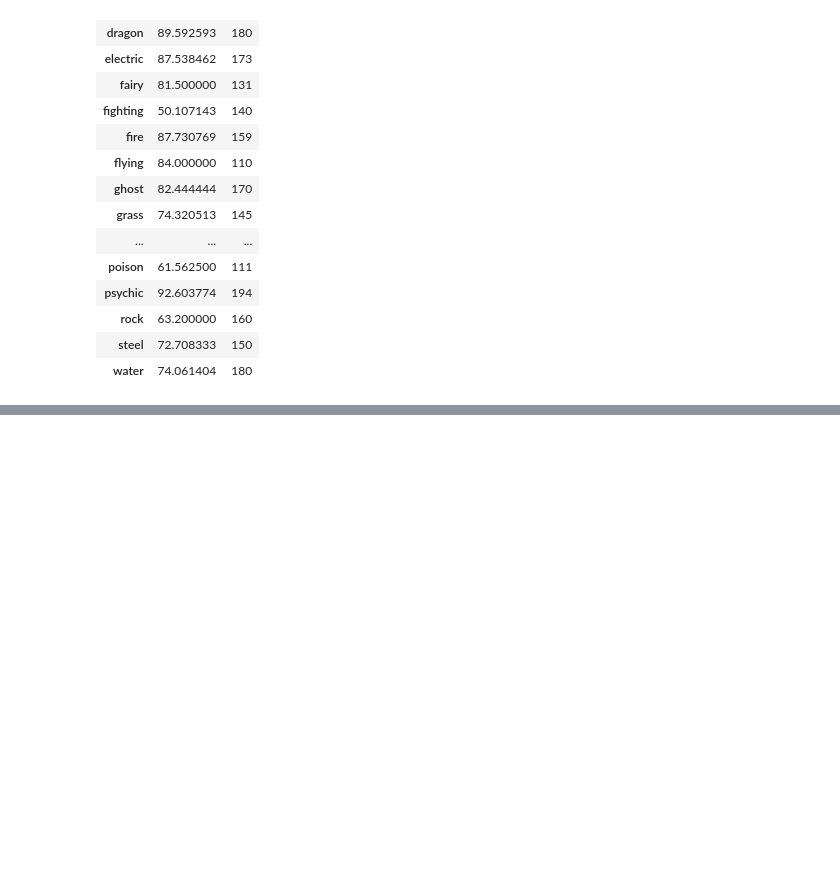
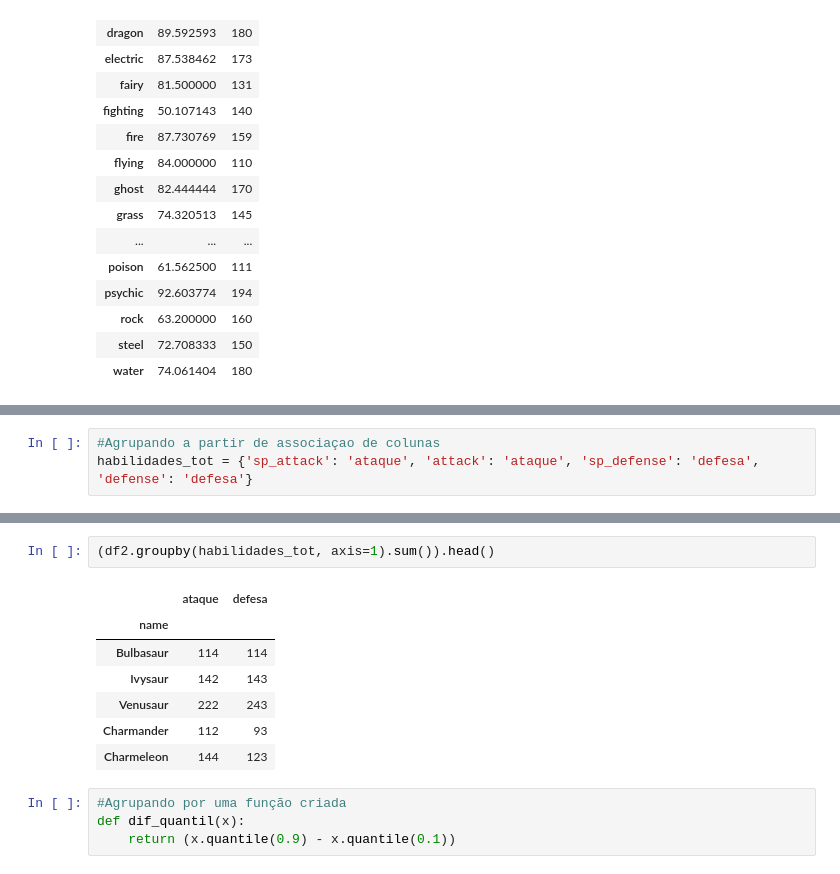
Before and after one commit to GCabral95/Codigos_Analise_Dados, a Jupyter notebook: Consultando a Base.ipynb, the cells around one changed output, grey strips where cells are left out. Drawn from its saved outputs; the diff is of its cells as text; blank space fills up the shorter version.

```diff
--- a/Consultando a Base.ipynb
+++ b/Consultando a Base.ipynb
@@ -239,3 +248,6 @@ df.groupby('type1').agg({'speed':['mean','max'],
 | rock | 57.422222 | 150 | 73.377778 | 25 |
 | steel | 56.583333 | 110 | 82.208333 | 37 |
 | water | 63.921053 | 132 | 71.798246 | 20 |
+# %%
+#Agrupando a partir de associaçao de colunas
+habilidades_tot = {'sp_attack': 'ataque', 'attack': 'ataque', 'sp_defense': 'defesa', 'defense': 'defesa'}
@@ -241,0 +267,14 @@ df.groupby('type1').agg({'speed':['mean','max'],
+# %%
+(df2.groupby(habilidades_tot, axis=1).sum()).head()
+# %% [output]
+|  | ataque | defesa |
+| name |  |  |
+| Bulbasaur | 114 | 114 |
+| Ivysaur | 142 | 143 |
+| Venusaur | 222 | 243 |
+| Charmander | 112 | 93 |
+| Charmeleon | 144 | 123 |
+# %%
+#Agrupando por uma função criada
+def dif_quantil(x):
+    return (x.quantile(0.9) - x.quantile(0.1))
```
Also changed, not shown: parts of 10 cells of this notebook, 1 other file.
